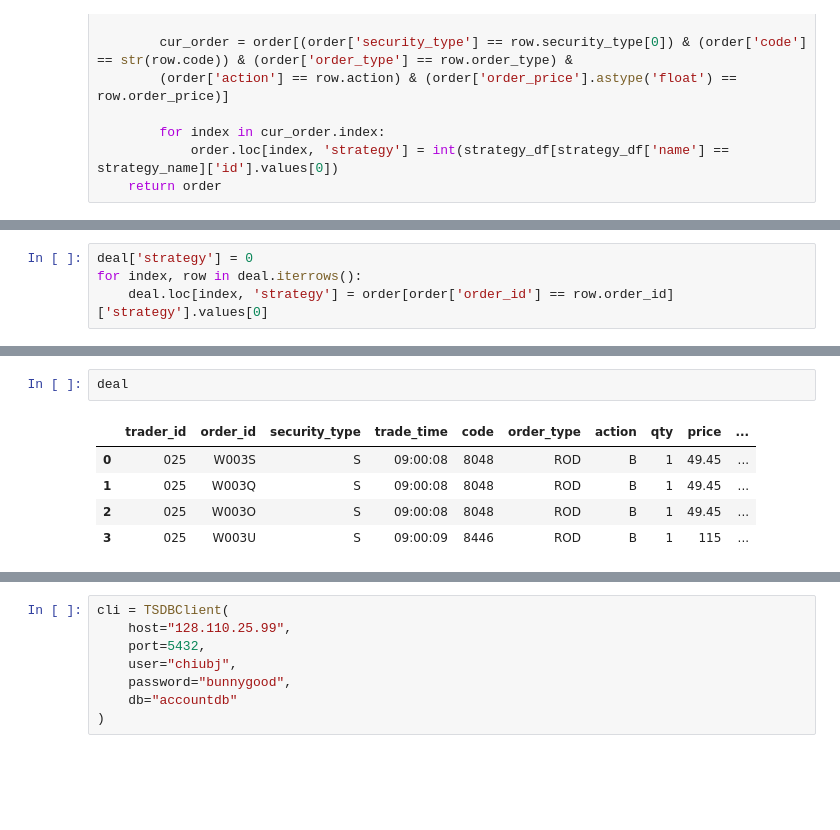
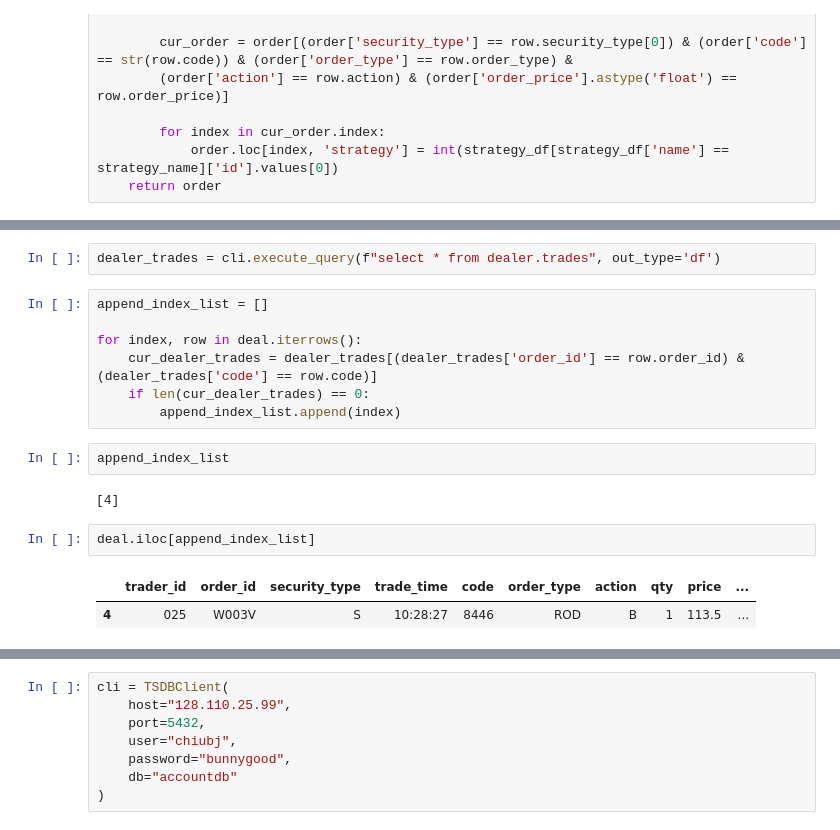
Before and after one commit to quanthsu/proprietary, a Jupyter notebook: status_update.ipynb, the cells around one changed output, grey strips where cells are left out. Saved outputs shown, nothing was run; the diff lists cells and outputs as text; blank space fills up the shorter version.

```diff
--- a/status_update.ipynb
+++ b/status_update.ipynb
@@ -95,4 +68,0 @@ order
-# %%
-deal['strategy'] = 0
-for index, row in deal.iterrows():
-    deal.loc[index, 'strategy'] = order[order['order_id'] == row.order_id]['strategy'].values[0]
@@ -99,8 +95,18 @@ for index, row in deal.iterrows():
+# %%
+dealer_trades = cli.execute_query(f"select * from dealer.trades", out_type='df')
+# %%
+append_index_list = []
+
+for index, row in deal.iterrows():
+    cur_dealer_trades = dealer_trades[(dealer_trades['order_id'] == row.order_id) & (dealer_trades['code'] == row.code)]
+    if len(cur_dealer_trades) == 0:
+        append_index_list.append(index)
+# %%
+append_index_list
+# %% [output]
+[4]
 # %%
-deal
+deal.iloc[append_index_list]
 # %% [output]
 |  | trader_id | order_id | security_type | trade_time | code | order_type | action | qty | price | ... |
-| 0 | 025 | W003S | S | 09:00:08 | 8048 | ROD | B | 1 | 49.45 | ... |
-| 1 | 025 | W003Q | S | 09:00:08 | 8048 | ROD | B | 1 | 49.45 | ... |
-| 2 | 025 | W003O | S | 09:00:08 | 8048 | ROD | B | 1 | 49.45 | ... |
-| 3 | 025 | W003U | S | 09:00:09 | 8446 | ROD | B | 1 | 115 | ... |
+| 4 | 025 | W003V | S | 10:28:27 | 8446 | ROD | B | 1 | 113.5 | ... |
```
Also changed, not shown: parts of 16 cells of this notebook, 11 other files.
